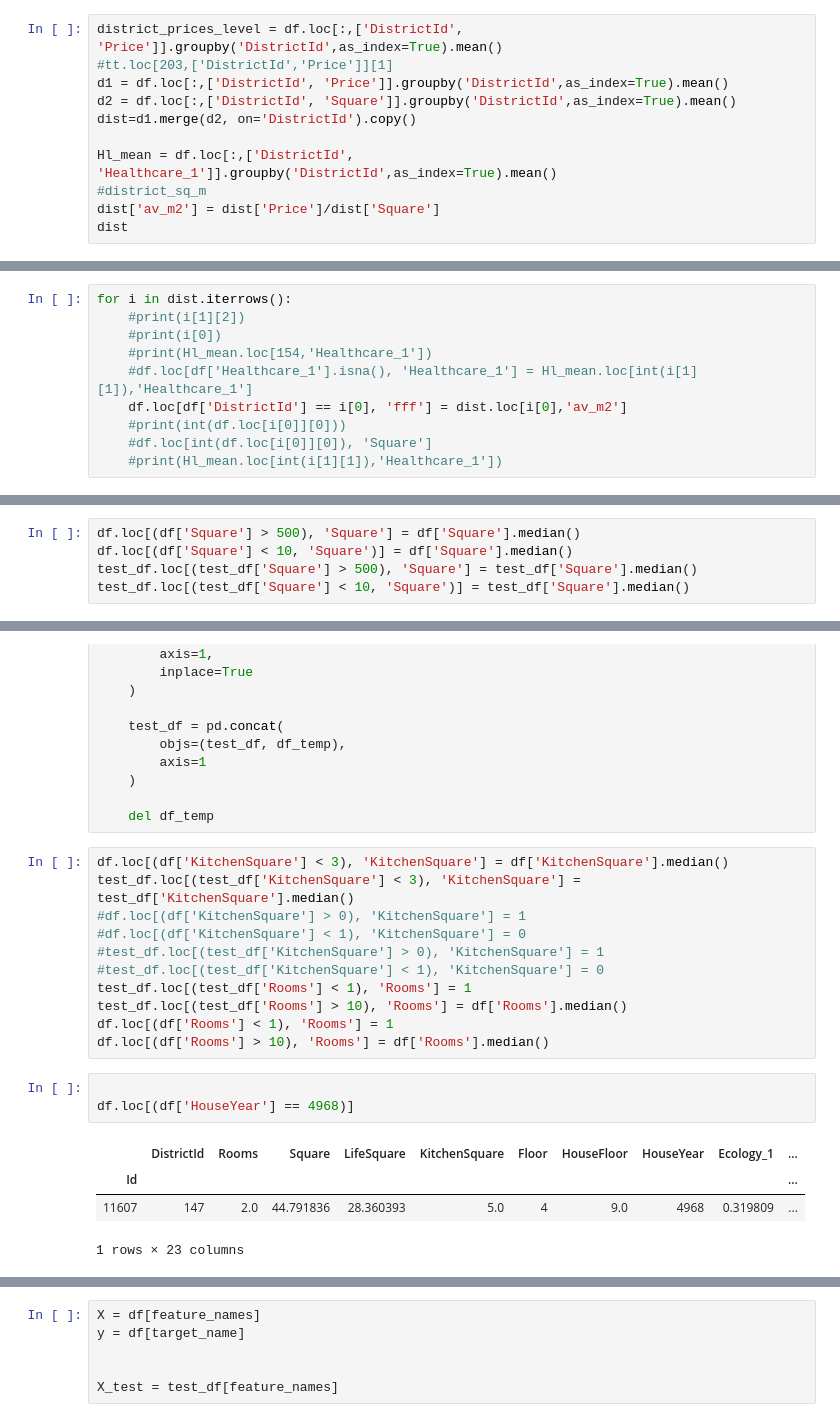
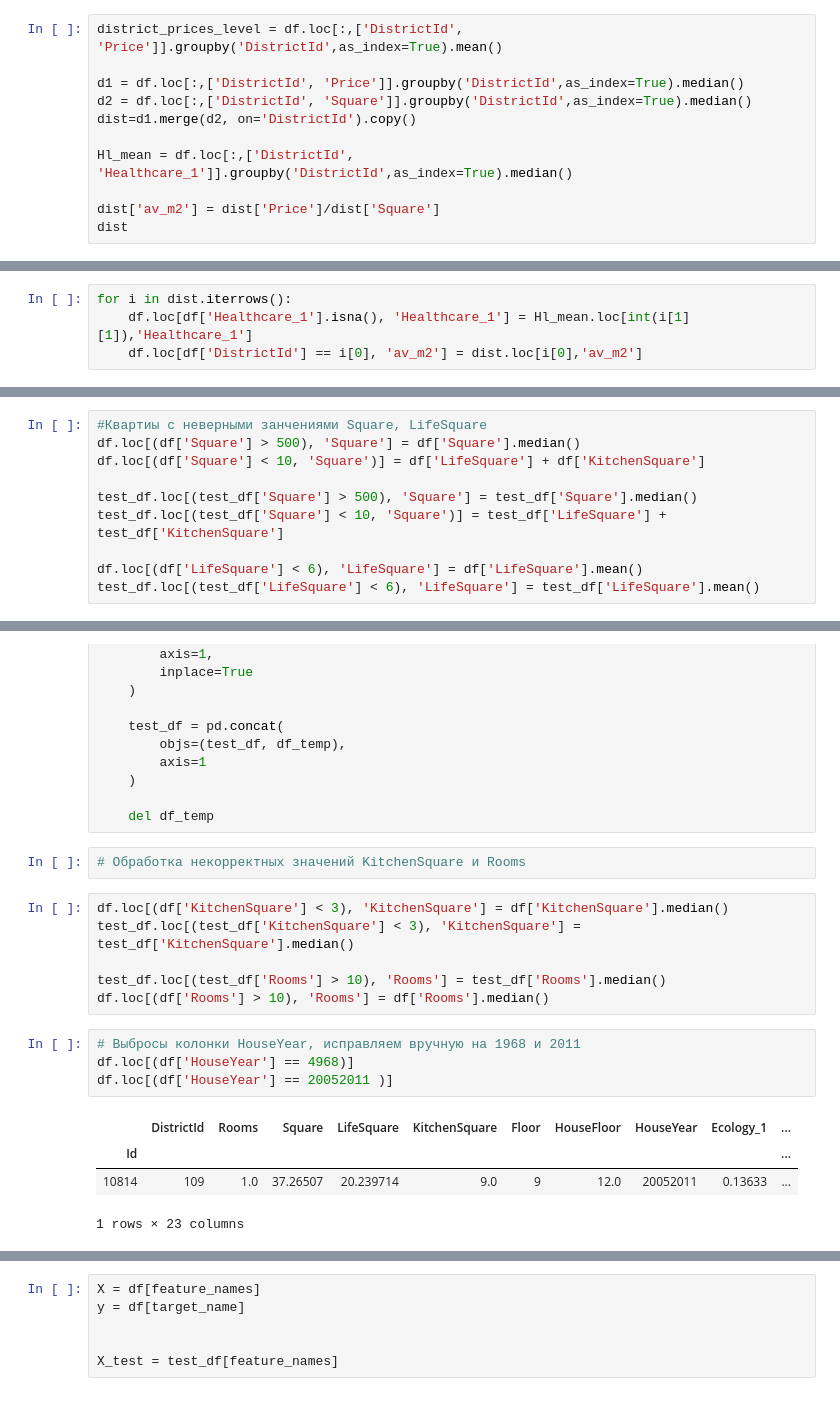
Before and after one commit to servatorx/python_ds, a Jupyter notebook: realestatepriceprediction/AAValishin_real_estate_v1.ipynb, the cells around one changed output, grey strips where cells are left out. Drawn from its saved outputs; the diff is of its cells as text.

```diff
--- a/realestatepriceprediction/AAValishin_real_estate_v1.ipynb
+++ b/realestatepriceprediction/AAValishin_real_estate_v1.ipynb
@@ -103,12 +112,12 @@ df.loc[df['DistrictId'] == 27 , ['Rooms', 'Square', 'KitchenSquare', 'Price', 'P
 # %%
 district_prices_level = df.loc[:,['DistrictId', 'Price']].groupby('DistrictId',as_index=True).mean()
-#tt.loc[203,['DistrictId','Price']][1]
-d1 = df.loc[:,['DistrictId', 'Price']].groupby('DistrictId',as_index=True).mean()
-d2 = df.loc[:,['DistrictId', 'Square']].groupby('DistrictId',as_index=True).mean()
+
+d1 = df.loc[:,['DistrictId', 'Price']].groupby('DistrictId',as_index=True).median()
+d2 = df.loc[:,['DistrictId', 'Square']].groupby('DistrictId',as_index=True).median()
 dist=d1.merge(d2, on='DistrictId').copy()
 
-Hl_mean = df.loc[:,['DistrictId', 'Healthcare_1']].groupby('DistrictId',as_index=True).mean()
-#district_sq_m
+Hl_mean = df.loc[:,['DistrictId', 'Healthcare_1']].groupby('DistrictId',as_index=True).median()
+
 dist['av_m2'] = dist['Price']/dist['Square']
 dist
 # %% [output]
@@ -128,13 +137,7 @@ dist
 205 rows × 3 columns
 # %%
 for i in dist.iterrows():
-    #print(i[1][2])
-    #print(i[0])
-    #print(Hl_mean.loc[154,'Healthcare_1'])
-    #df.loc[df['Healthcare_1'].isna(), 'Healthcare_1'] = Hl_mean.loc[int(i[1][1]),'Healthcare_1']
-    df.loc[df['DistrictId'] == i[0], 'fff'] = dist.loc[i[0],'av_m2']
-    #print(int(df.loc[i[0]][0]))
-    #df.loc[int(df.loc[i[0]][0]), 'Square']
-    #print(Hl_mean.loc[int(i[1][1]),'Healthcare_1'])
+    df.loc[df['Healthcare_1'].isna(), 'Healthcare_1'] = Hl_mean.loc[int(i[1][1]),'Healthcare_1']
+    df.loc[df['DistrictId'] == i[0], 'av_m2'] = dist.loc[i[0],'av_m2']
 # %%
 for i in dist.iterrows():
@@ -318,5 +241,10 @@ df.loc[df['Rooms'] == 5 , ['Rooms', 'Square', 'KitchenSquare', 'Price', 'LifeSqu
 # %%
+#Квартиы с неверными занчениями Square, LifeSquare
 df.loc[(df['Square'] > 500), 'Square'] = df['Square'].median()
-df.loc[(df['Square'] < 10, 'Square')] = df['Square'].median()
+df.loc[(df['Square'] < 10, 'Square')] = df['LifeSquare'] + df['KitchenSquare']
+
 test_df.loc[(test_df['Square'] > 500), 'Square'] = test_df['Square'].median()
-test_df.loc[(test_df['Square'] < 10, 'Square')] = test_df['Square'].median()
+test_df.loc[(test_df['Square'] < 10, 'Square')] = test_df['LifeSquare'] + test_df['KitchenSquare']
+
+df.loc[(df['LifeSquare'] < 6), 'LifeSquare'] = df['LifeSquare'].mean()
+test_df.loc[(test_df['LifeSquare'] < 6), 'LifeSquare'] = test_df['LifeSquare'].mean()
@@ -383,23 +318,21 @@ for col in feat_object:
     )
 
     del df_temp
+# %%
+# Обработка некорректных значений KitchenSquare и Rooms
 # %%
 df.loc[(df['KitchenSquare'] < 3), 'KitchenSquare'] = df['KitchenSquare'].median()
 test_df.loc[(test_df['KitchenSquare'] < 3), 'KitchenSquare'] = test_df['KitchenSquare'].median()
-#df.loc[(df['KitchenSquare'] > 0), 'KitchenSquare'] = 1
-#df.loc[(df['KitchenSquare'] < 1), 'KitchenSquare'] = 0
-#test_df.loc[(test_df['KitchenSquare'] > 0), 'KitchenSquare'] = 1
-#test_df.loc[(test_df['KitchenSquare'] < 1), 'KitchenSquare'] = 0
-test_df.loc[(test_df['Rooms'] < 1), 'Rooms'] = 1
-test_df.loc[(test_df['Rooms'] > 10), 'Rooms'] = df['Rooms'].median()
-df.loc[(df['Rooms'] < 1), 'Rooms'] = 1
+
+test_df.loc[(test_df['Rooms'] > 10), 'Rooms'] = test_df['Rooms'].median()
 df.loc[(df['Rooms'] > 10), 'Rooms'] = df['Rooms'].median()
 # %%
-
+# Выбросы колонки HouseYear, исправляем вручную на 1968 и 2011
 df.loc[(df['HouseYear'] == 4968)]
+df.loc[(df['HouseYear'] == 20052011 )]
 # %% [output]
 |  | DistrictId | Rooms | Square | LifeSquare | KitchenSquare | Floor | HouseFloor | HouseYear | Ecology_1 | ... |
 | Id |  |  |  |  |  |  |  |  |  | ... |
-| 11607 | 147 | 2.0 | 44.791836 | 28.360393 | 5.0 | 4 | 9.0 | 4968 | 0.319809 | ... |
+| 10814 | 109 | 1.0 | 37.26507 | 20.239714 | 9.0 | 9 | 12.0 | 20052011 | 0.13633 | ... |
 1 rows × 23 columns
 # %%
```
Also changed, not shown: parts of 72 cells of this notebook, 1 other file.
